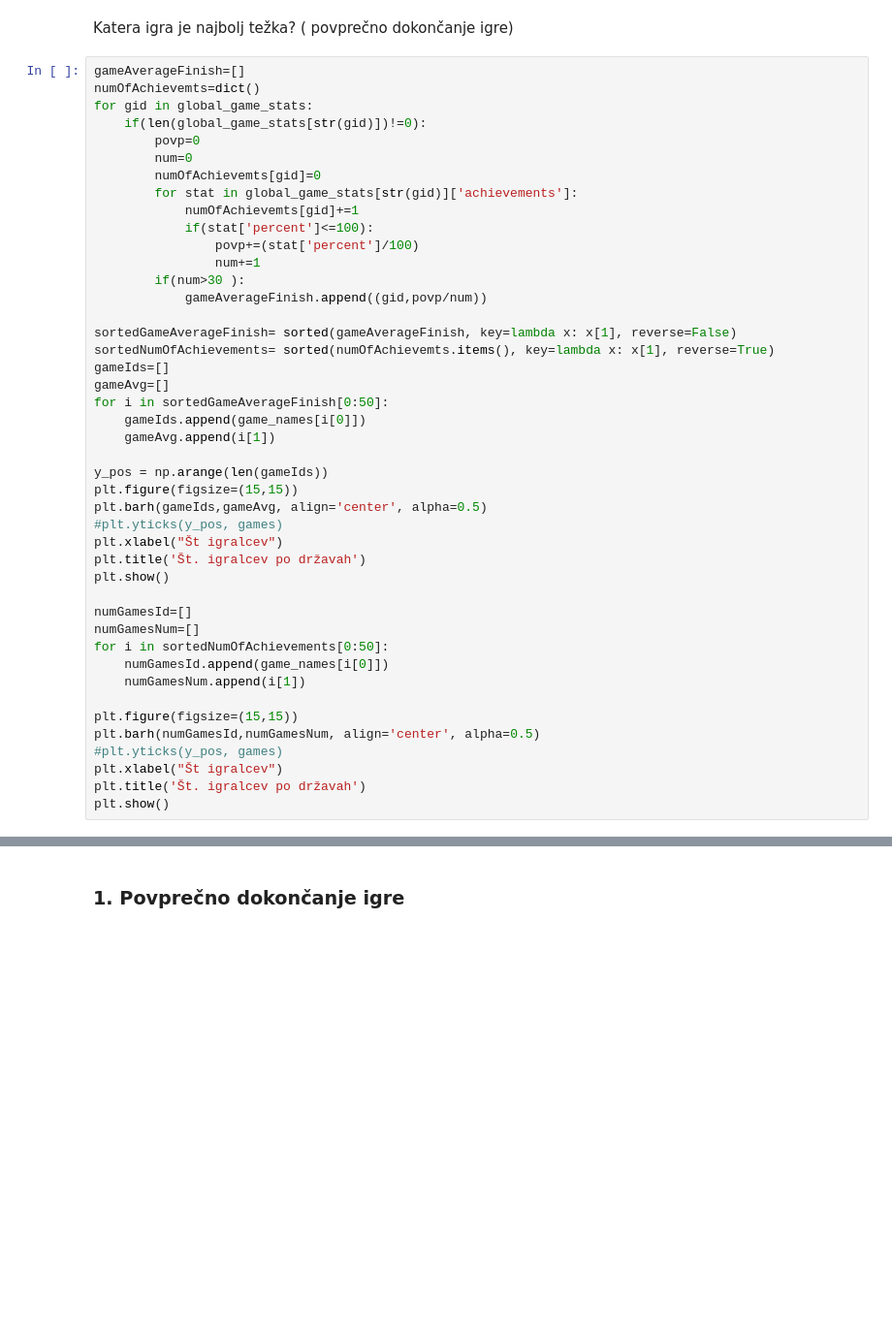
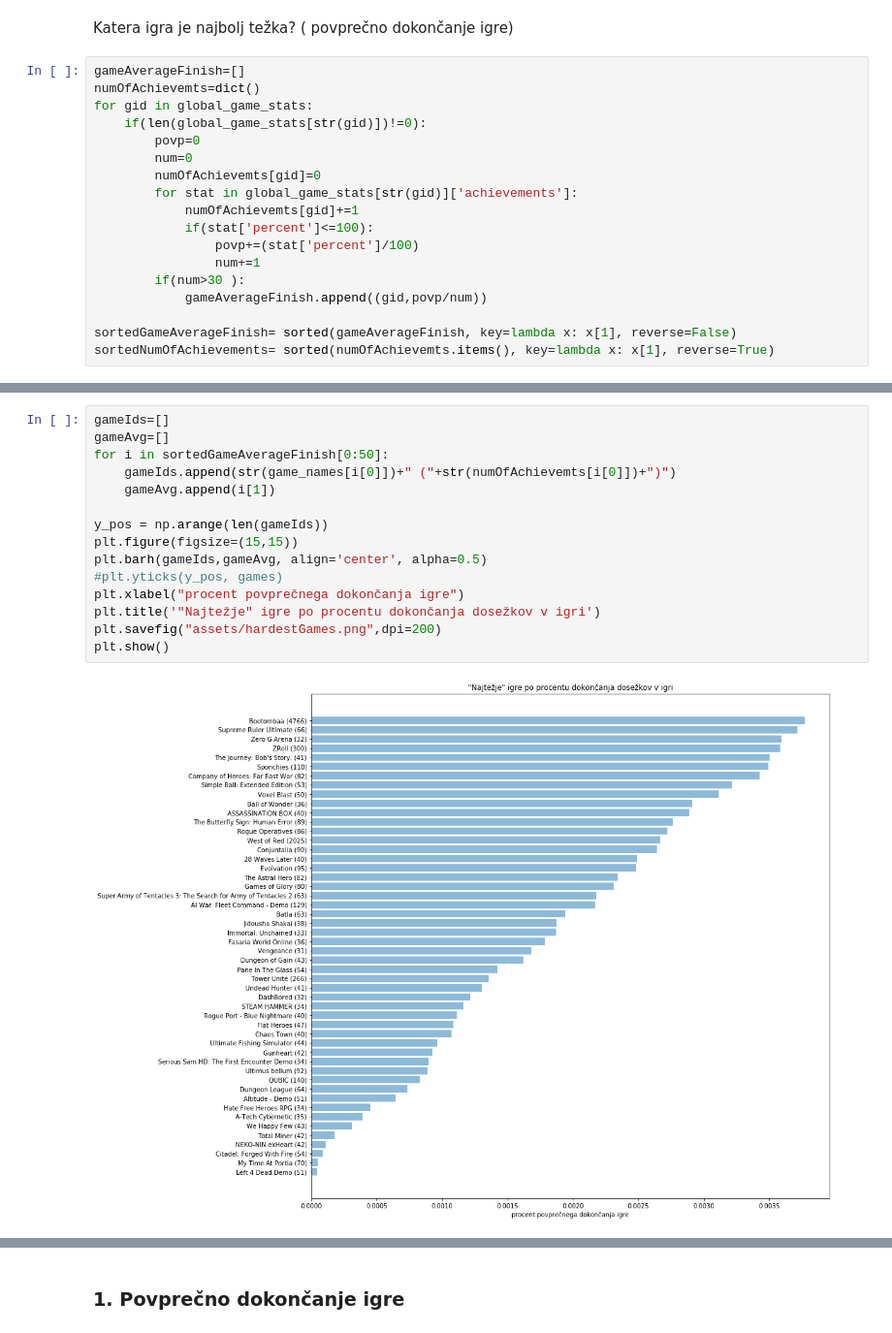
Before and after one commit to tstrus97/PR18TJA, a Jupyter notebook: Steam Project - masterTomaz.ipynb, the cells around one changed output, grey strips where cells are left out. Shown at 97% size. Cells and saved outputs as stored; diff of their text form; blank space fills up the shorter version.

Commit message:
finished my plots
plots

```diff
--- a/Steam Project - masterTomaz.ipynb
+++ b/Steam Project - masterTomaz.ipynb
@@ -234,29 +225,3 @@ for gid in global_game_stats:
 
 sortedGameAverageFinish= sorted(gameAverageFinish, key=lambda x: x[1], reverse=False)
 sortedNumOfAchievements= sorted(numOfAchievemts.items(), key=lambda x: x[1], reverse=True)
-gameIds=[]
-gameAvg=[]
-for i in sortedGameAverageFinish[0:50]:
-    gameIds.append(game_names[i[0]])
-    gameAvg.append(i[1])
-
-y_pos = np.arange(len(gameIds))
-plt.figure(figsize=(15,15))
-plt.barh(gameIds,gameAvg, align='center', alpha=0.5)
-#plt.yticks(y_pos, games)
-plt.xlabel("Št igralcev")
-plt.title('Št. igralcev po državah')
-plt.show()
-
-numGamesId=[]
-numGamesNum=[]
-for i in sortedNumOfAchievements[0:50]:
-    numGamesId.append(game_names[i[0]])
-    numGamesNum.append(i[1])
-
-plt.figure(figsize=(15,15))
-plt.barh(numGamesId,numGamesNum, align='center', alpha=0.5)
-#plt.yticks(y_pos, games)
-plt.xlabel("Št igralcev")
-plt.title('Št. igralcev po državah')
-plt.show()
@@ -265,0 +228,17 @@ plt.show()
+# %%
+gameIds=[]
+gameAvg=[]
+for i in sortedGameAverageFinish[0:50]:
+    gameIds.append(str(game_names[i[0]])+" ("+str(numOfAchievemts[i[0]])+")")
+    gameAvg.append(i[1])
+
+y_pos = np.arange(len(gameIds))
+plt.figure(figsize=(15,15))
+plt.barh(gameIds,gameAvg, align='center', alpha=0.5)
+#plt.yticks(y_pos, games)
+plt.xlabel("procent povprečnega dokončanja igre")
+plt.title('"Najtežje" igre po procentu dokončanja dosežkov v igri')
+plt.savefig("assets/hardestGames.png",dpi=200)
+plt.show()
+# %% [output]
+[figure, added]
```
Also changed, not shown: parts of 4 cells of this notebook, 1 other file.
